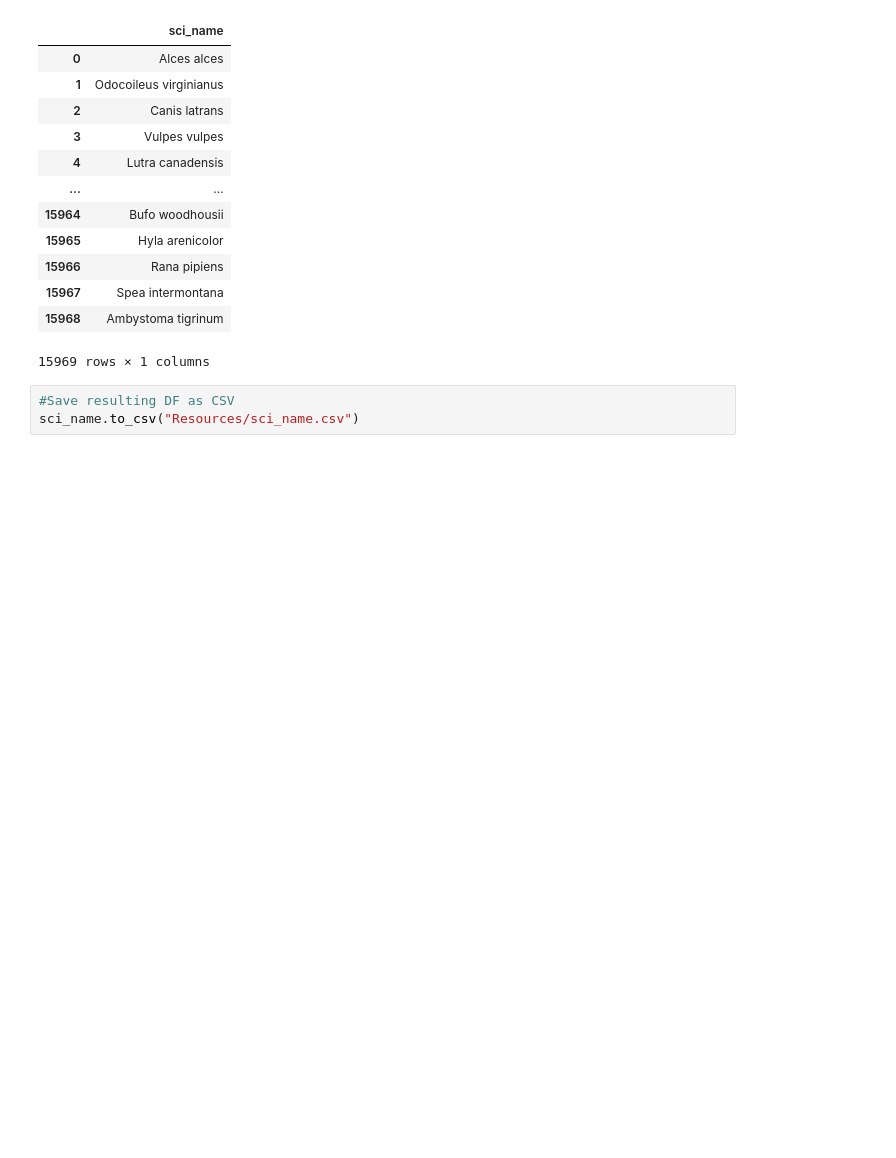
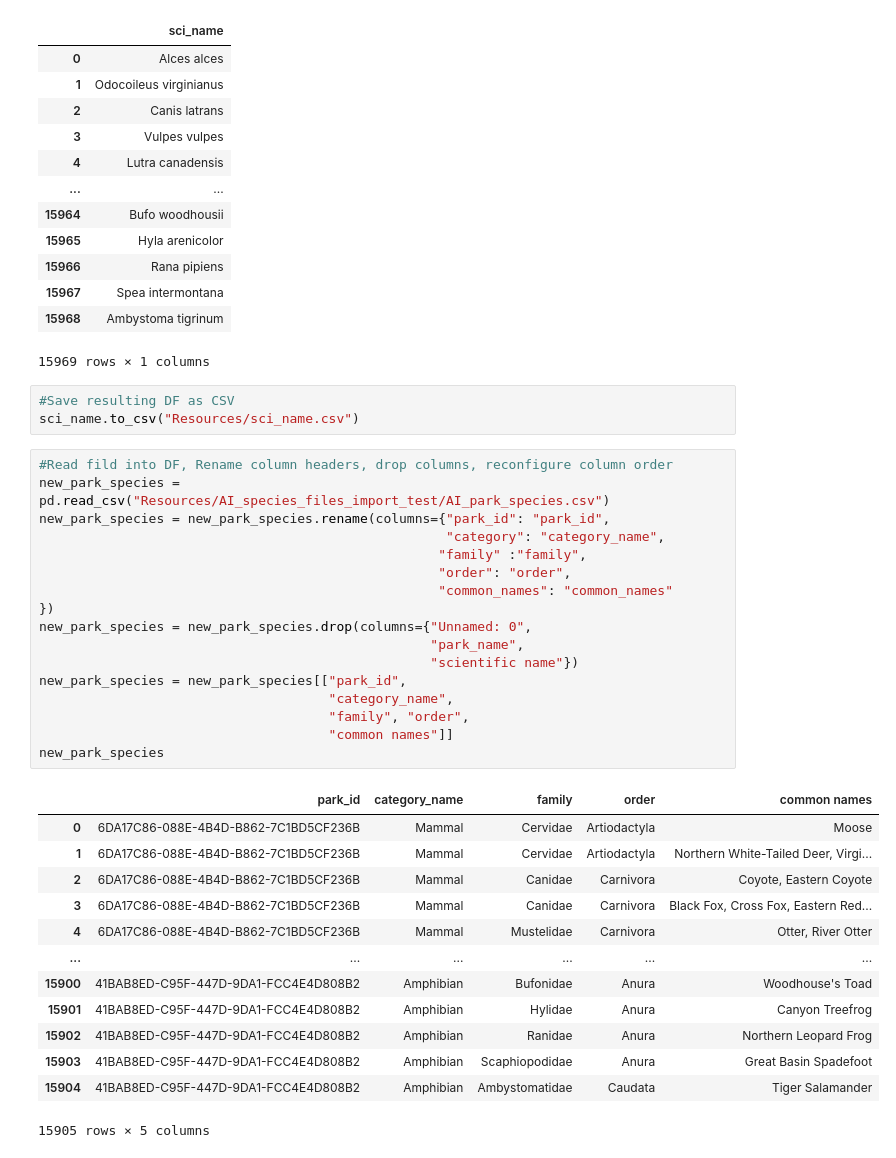
Before and after one commit to adriana-icasiano/National_Parks_Information_Tool, a Jupyter notebook: Park_Species_Data.ipynb, the cells around one changed output. Cells and saved outputs as stored; diff of their text form; blank space fills up the shorter version.

```diff
--- a/Park_Species_Data.ipynb
+++ b/Park_Species_Data.ipynb
@@ -442,3 +442,34 @@ sci_name
 # %%
 #Save resulting DF as CSV
 sci_name.to_csv("Resources/sci_name.csv")
+# %%
+#Read fild into DF, Rename column headers, drop columns, reconfigure column order
+new_park_species = pd.read_csv("Resources/AI_species_files_import_test/AI_park_species.csv")
+new_park_species = new_park_species.rename(columns={"park_id": "park_id",
+                                                    "category": "category_name",
+                                                   "family" :"family",
+                                                   "order": "order",
+                                                   "common_names": "common_names"
+})
+new_park_species = new_park_species.drop(columns={"Unnamed: 0",
+                                                  "park_name",
+                                                  "scientific name"})
+new_park_species = new_park_species[["park_id",
+                                     "category_name",
+                                     "family", "order",
+                                     "common names"]]
+new_park_species
+# %% [output]
+|  | park_id | category_name | family | order | common names |
+| 0 | 6DA17C86-088E-4B4D-B862-7C1BD5CF236B | Mammal | Cervidae | Artiodactyla | Moose |
+| 1 | 6DA17C86-088E-4B4D-B862-7C1BD5CF236B | Mammal | Cervidae | Artiodactyla | Northern White-Tailed Deer, Virgi... |
+| 2 | 6DA17C86-088E-4B4D-B862-7C1BD5CF236B | Mammal | Canidae | Carnivora | Coyote, Eastern Coyote |
+| 3 | 6DA17C86-088E-4B4D-B862-7C1BD5CF236B | Mammal | Canidae | Carnivora | Black Fox, Cross Fox, Eastern Red... |
+| 4 | 6DA17C86-088E-4B4D-B862-7C1BD5CF236B | Mammal | Mustelidae | Carnivora | Otter, River Otter |
+| ... | ... | ... | ... | ... | ... |
+| 15900 | 41BAB8ED-C95F-447D-9DA1-FCC4E4D808B2 | Amphibian | Bufonidae | Anura | Woodhouse's Toad |
+| 15901 | 41BAB8ED-C95F-447D-9DA1-FCC4E4D808B2 | Amphibian | Hylidae | Anura | Canyon Treefrog |
+| 15902 | 41BAB8ED-C95F-447D-9DA1-FCC4E4D808B2 | Amphibian | Ranidae | Anura | Northern Leopard Frog |
+| 15903 | 41BAB8ED-C95F-447D-9DA1-FCC4E4D808B2 | Amphibian | Scaphiopodidae | Anura | Great Basin Spadefoot |
+| 15904 | 41BAB8ED-C95F-447D-9DA1-FCC4E4D808B2 | Amphibian | Ambystomatidae | Caudata | Tiger Salamander |
+15905 rows × 5 columns
```
Also changed, not shown: parts of 6 cells of this notebook, 1 other file.
